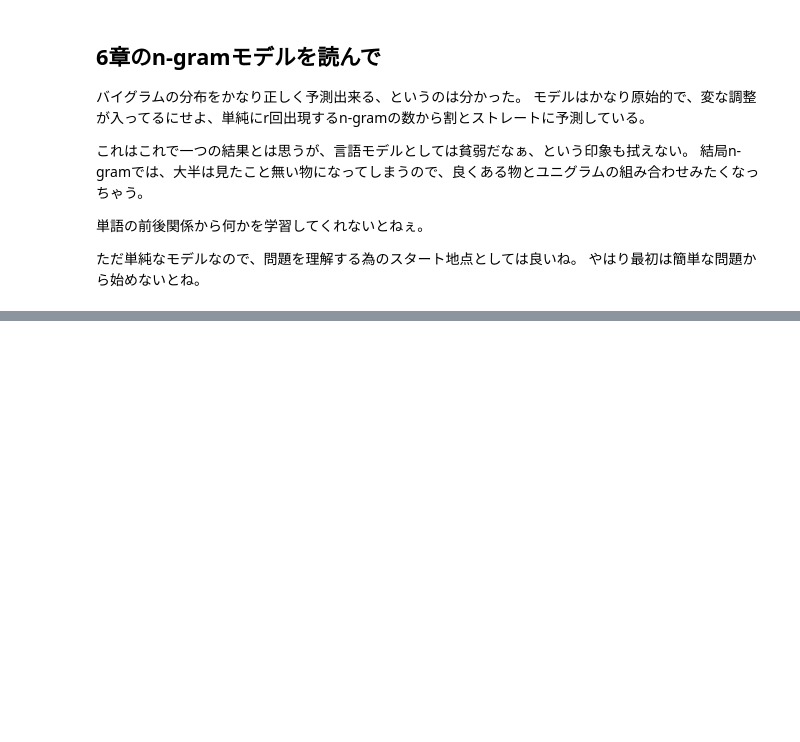
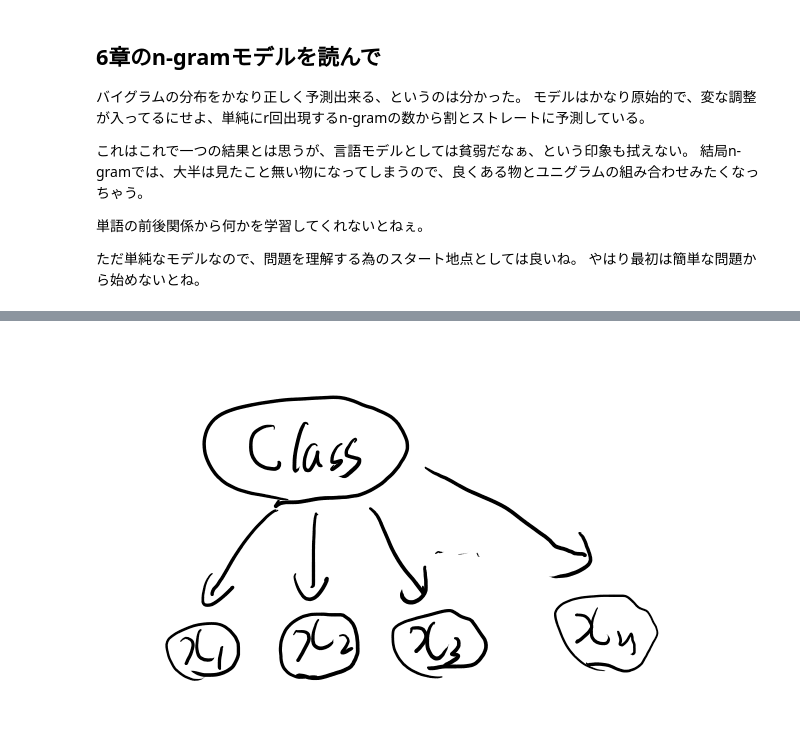
Before and after one commit to karino2/karino2.github.io, a Jupyter notebook: ipynb/2018-11-07-195900.ipynb, the cells around one changed output, grey strips where cells are left out. Cells and saved outputs as stored; diff of their text form; code cells hidden in the pictures; blank space fills up the shorter version.

```diff
--- a/ipynb/2018-11-07-195900.ipynb
+++ b/ipynb/2018-11-07-195900.ipynb
@@ -577,0 +599,4 @@ n-gramの洗練されたモデルにより、perplexityが240という洗練し
+# %%
+MeatPieImage()
+# %% [output]
+[figure, added]
```
Also changed, not shown: parts of 11 cells of this notebook.
